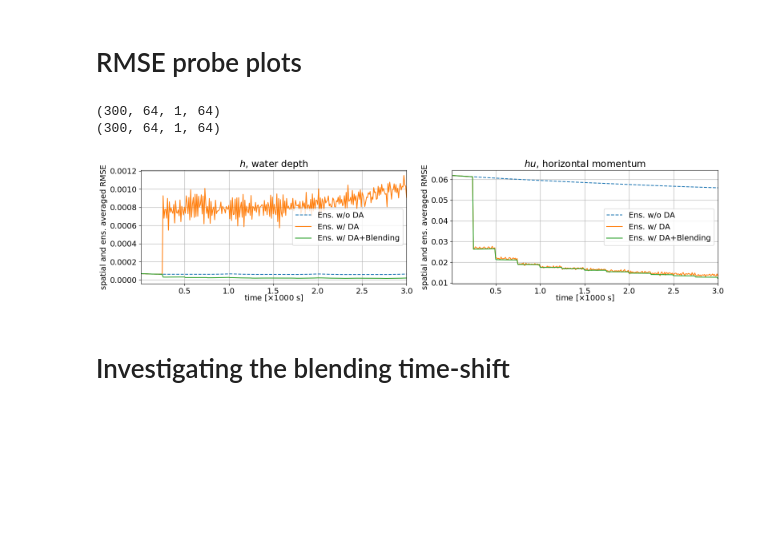
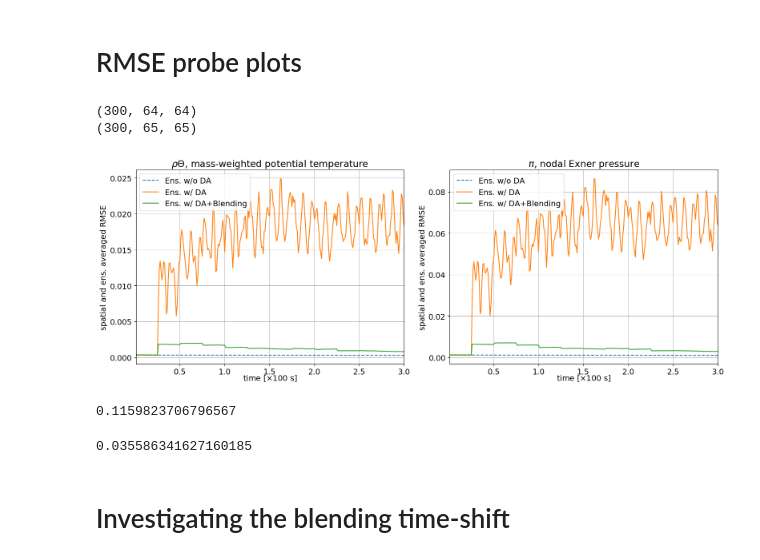
Before and after one commit to ray-chew/pyBELLA, a Jupyter notebook: visualiser_debugger/first_pub.ipynb, the cells around one changed output. Cells and saved outputs as stored; diff of their text form; code cells hidden in the pictures; blank space fills up the shorter version.

```diff
--- a/visualiser_debugger/first_pub.ipynb
+++ b/visualiser_debugger/first_pub.ipynb
@@ -660,12 +669,13 @@ base_fn = "output_swe_vortex"
 directory = "output_swe_vortex"
 py_directory = "../%s/" %directory
 
+et = 3.0
 Nx, Ny, Nz = 64, 1, 64
 swe_tc = utils.test_case(base_fn,py_directory,Nx,Ny,et,Nz=Nz)
 
-# base_fn = "output_travelling_vortex"
-# directory = "output_travelling_vortex"
-# py_directory = "../%s/" %directory
+base_fn = "output_travelling_vortex"
+directory = "output_travelling_vortex"
+py_directory = "../%s/" %directory
 
 Nx, Ny = 64, 64
 euler_tc = utils.test_case(base_fn,py_directory,Nx,Ny,et)
@@ -674,7 +684,7 @@ py_directory = "../%s/" %directory
 
 plt.style.use('default')
 
-et = 3.0
+
 N = 10
 times = np.arange(0.0,3.01,0.01)[1:]
 
@@ -683,7 +693,7 @@ probe_idx = [32,32]
 fn = 'effects_obs_covar_ensemble_spread'
 title = ''
 
-pl = pt.plotter_1d(figsize=(16,4),fontsize=14,ncols=2,nrows=1)
+pl = pt.plotter_1d(figsize=(16,6),fontsize=14,ncols=2,nrows=1)
 swe = True if 'swe' in base_fn else False
 tc = swe_tc if swe else euler_tc
 
@@ -694,7 +704,8 @@ if swe:
     attributes = ['rho','rhou']
 else:
     attr_labels = pt.labels()
-    attributes = ['rho','rhoY','rhou','rhov']
+    attributes = ['rhoY','p2_nodes','rhou','rhov']
+    attributes = ['rhoY','p2_nodes']
 
 # attr_shorts = pt.short_labels()
 
@@ -705,7 +716,12 @@ rmse_type = 'spatial'
 ens_34 = False
 
 def get_ens(sfx,diff):
-    return tc.get_ensemble(times, N, attribute, sfx, label_type='TIME', avg=True, diff=diff)[1:]
+    ens = tc.get_ensemble(times, N, attribute, sfx, label_type='TIME', avg=True, diff=diff)[1:]
+    if swe:
+        ens = ens[:,:,0,:]
+        if attribute is 'rho': ens *= 10.0
+#     print(ens.shape)
+    return ens
 
 for i,attribute in enumerate(attributes):
     diff = False if attribute == 'p2_nodes' else False
@@ -734,6 +750,7 @@ for i,attribute in enumerate(attributes):
     ens_2_label = r'Ens. w/ DA+Blending'
 
     ens_1 = get_ens(ens_1_suffix, diff)
+#     if attribute == 'p2_nodes': ens_1 *= ud.Msq
     ens_2 = get_ens(ens_2_suffix, diff)
 
     if ens_34:
@@ -768,6 +785,11 @@ for i,attribute in enumerate(attributes):
 
     obs = tc.get_ensemble(times, 1, attribute, 'comp_1.0_pp_tra_truth_ip', label_type='TIME',avg=True, diff=diff)
     truth = tc.get_ensemble(times, 1, attribute, 'comp_1.0_pp_tra_truth_ip_ib-0', label_type='TIME',avg=True, diff=diff)
+    if swe:
+        truth = truth[:,:,0,:]
+        if attribute is 'rho': truth *= 10.0
+
+#     if attribute == 'p2_nodes': truth *= ud.Msq
 #     others = tc.get_ensemble(times, 1, attribute, 'comp_debug_ib', label_type='TIME',avg=True, diff=diff)
 #     others = others[:,probe_loc[0],probe_loc[1]]
 
@@ -798,7 +820,7 @@ for i,attribute in enumerate(attributes):
     elif rmse_type == 'mean':
         diff_noda = tc.get_mean(ens_noda,gt)
         diff_ens_1 = tc.get_mean(ens_1,gt)
-        diff_ens_2 = tc.get_mean(ens_2,gt)
+        diff_ens_2 = tc.get_mean(eImbal.  ICns_2,gt)
         ref_mean = tc.get_mean(truth,gt)
         obs_mean = tc.get_mean(obs,gt)
         ax.set_ylabel('mean')
@@ -814,37 +836,48 @@ for i,attribute in enumerate(attributes):
     ax.plot(times,diff_ens_1, label=ens_1_label)
     ax.plot(times,diff_ens_2, label=ens_2_label)
     if ens_34:
         ax.plot(times,diff_ens_3, 'C1--', label=ens_3_label)
         ax.plot(times,diff_ens_4, 'C2--', label=ens_4_label)
 #             ax.plot(times,diff_ens_4, 'C2--',label=ens_4_label)
 #     ax.plot(times,others)
 #     if rmse_type == 'mean':
 #         ax.plot(times,ref_mean, label='ref_mean')
 #         ax.plot(times,obs_mean, label='obs_mean')
 #     ax.axvline(0.06, c='k')
 
     ax.set_title("%s" %attr_labels[attribute])
     ax.set_xlim([times[0],times[-1]])
 #     ax.set_xlabel(r'time [$\times$100 s]')
     ax.grid()
     ax.legend()
 #     if swe:
 #         pl.fig.text(0.5, -0.01/2, r'time [$\times 1000$ s]', ha='center', va='center')
 #     else:
 #         pl.fig.text(0.5, -0.01/2, r'time [$\times 100$ s]', ha='center', va='center')
 #     pl.fig.text(-0.01/2, 0.5, 'Spatially and ensemble averaged RMSE', ha='center', va='center', rotation='vertical')
     plt.tight_layout(rect=[-0.0, -0.0, 1.0, 1.0])
 
     prt.prtt('plt')
 
 plt.tight_layout()
 lbl = 'swe' if swe else 'euler'
-plt.savefig('%s_rmse_two.pdf' %lbl, bbox_inches="tight")
+plt.savefig('%s_rmse_obs_sparsity.pdf' %lbl, bbox_inches="tight")
 plt.show()
 # %% [output]
-(300, 64, 1, 64)
-(300, 64, 1, 64)
+(300, 64, 64)
+(300, 65, 65)
-[figure, old version]
+[figure, new version]
+# %%
+# 0.04*ud.Msq
+0.06*ud.Msq
+ud.Msq
+# %% [output]
+0.1159823706796567
+# %%
+ud.p_ref / R_gas * (0.06)**(1.0/0.4) * ud.Msq
+# 0.06*ud.Msq
+# %% [output]
+0.035586341627160185
 # %% [markdown]
 # Investigating the blending time-shift
 # %%
```
Also changed, not shown: parts of 15 cells of this notebook, 4 other files.
